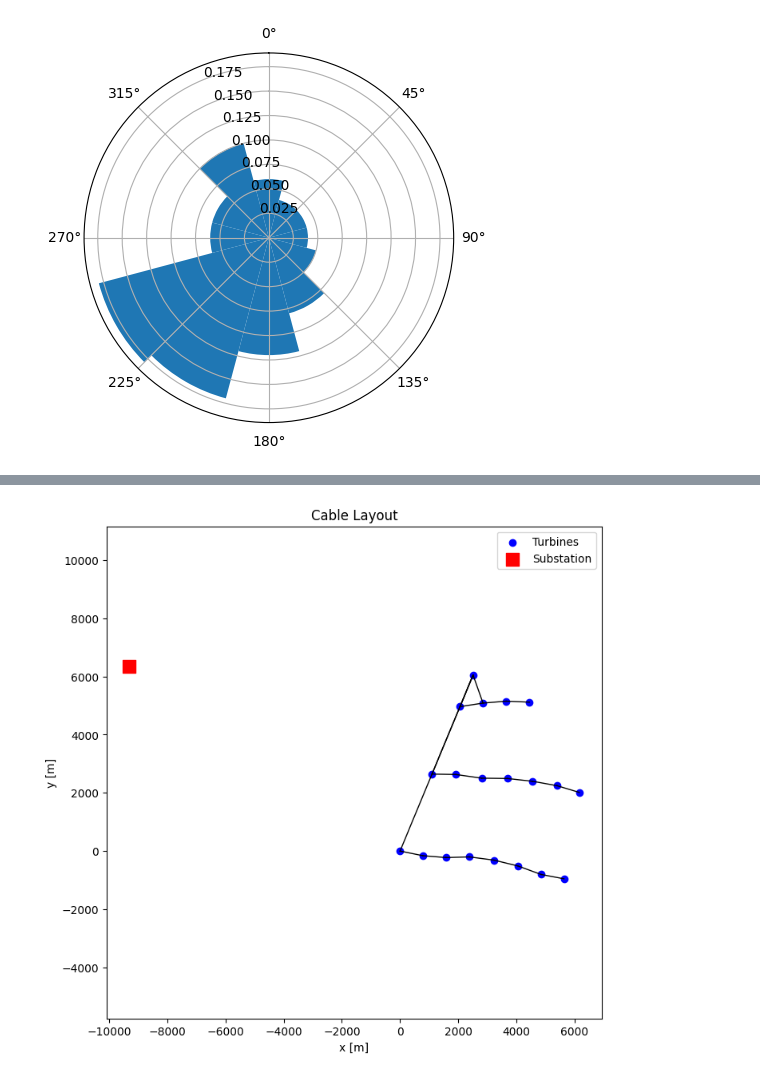
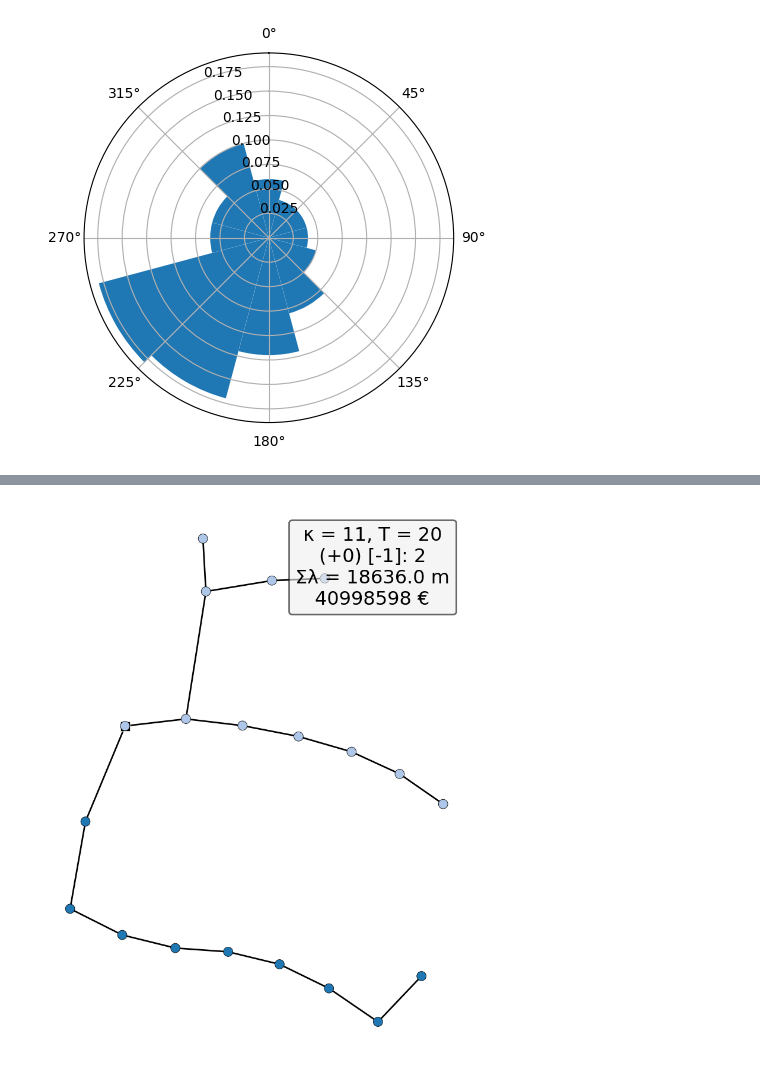
Before and after one commit to Xeidit/WindFarm2, a Jupyter notebook: WindFarmSimAndOptimisation.ipynb, the cells around one changed output, grey strips where cells are left out. Saved outputs shown, nothing was run; the diff lists cells and outputs as text; code cells hidden in the pictures.

```diff
--- a/WindFarmSimAndOptimisation.ipynb
+++ b/WindFarmSimAndOptimisation.ipynb
@@ -40,12 +44,13 @@ from py_wake.wind_turbines import WindTurbines
 from py_wake.examples.data.dtu10mw import DTU10MW
 from py_wake.wind_turbines import WindTurbine, WindTurbines
 from py_wake.wind_turbines.power_ct_functions import PowerCtTabular
+from py_wake.wind_turbines.generic_wind_turbines import GenericWindTurbine
 import numpy as np
 
-diameter = 200 #Turbine blade diameter in m
-hub_height = 127 #Hub height in m
+diameter = 201 #Turbine blade diameter in m
+hub_height = 145 #Hub height in m
+wt = GenericWindTurbine('G10MW', diameter, hub_height, power_norm=10000, turbulence_intensity=.1)
 
-wt = DTU10MW() #Example 10mw turbine https://backend.orbit.dtu.dk/ws/portalfiles/portal/55645274/The_DTU_10MW_Reference_Turbine_Christian_Bak.pdf
 
 #Plot Data
 print('****Wind turbine specifications****\n')
@@ -60,12 +65,10 @@ wt = WindTurbine(name='MyWT',
                     diameter=124,
                     hub_height=320,
                     powerCtFunction=PowerCtTabular(u,power,'kW',thrust_coeff))
-
+Source: https://www.pythonpool.com/pywake-library/
 or
 
-wt = GenericWindTurbine('G10MW', 180, 120, power_norm=10000, turbulence_intensity=.1)
-
-Source: https://www.pythonpool.com/pywake-library/
+wt = DTU10MW() #Example 10mw turbine https://backend.orbit.dtu.dk/ws/portalfiles/portal/55645274/The_DTU_10MW_Reference_Turbine_Christian_Bak.pdf
 '''
 # %% [output]
 ****Wind turbine specifications****
@@ -473,17 +464,18 @@ for l in range(len(wt_x_locations)):
     wt_xy_locations[l][0] = float(wt_x_locations[l])
     wt_xy_locations[l].append(float(wt_y_locations[l]))
 
-print("Turbine Locations in M")
-print(wt_xy_locations)
-
 #Convert locations to lat and long
 wt_lat_long_new = [[0] for _ in range(len(wt_x_locations))]
 for t in range(len(wt_lat_long_new)):
     wt_lat_long_new[t][0] = m2d_lat(wt_xy_locations[t][1]) + boundry_longLat[0][1]
-    wt_lat_long_new[t].append(m2d_lon(wt_xy_locations[t][0],wt_lat_long_new[t][0]) + boundry_longLat[0][0] * (-1))
+    wt_lat_long_new[t].append(m2d_lon(wt_xy_locations[t][0],wt_lat_long_new[t][0]) + boundry_longLat[0][0])
+    print("Turbine",t,"location:", wt_lat_long_new[t])
 
+
+'''print("Turbine Locations in M")
+print(wt_xy_locations)
 print("Turbine Locations in degrees")
-print(wt_lat_long_new)
+print(wt_lat_long_new)'''
 
 #Display Results for new simulation
 print("Total AEP: %f GWh"%newSimulationResult.aep().sum())
@@ -526,57 +518,7 @@ plt.xlabel('x [m]')
 plt.ylabel('y [m]')
 plt.title('Wake map for new layout with' + f' {wind_speed} m/s and {wind_direction} deg')
 plotName = "Turbine Plot " + str(num_turb_per_row)
-plt.savefig("Plots/"+plotName)
+plt.savefig("Plots/"+plotName+"1")
 
-
-
-
-
-
-
-
-
-
-
-wfn = tf.model.cost_comp.comp_2.wfn
-
-# Final turbine positions
-turb_x = state['x']
-turb_y = state['y']
-n = len(turb_x)
-
-# Substation positions
-sub_x = substations_pos[:,0]
-sub_y = substations_pos[:,1]
-
-plt.figure(figsize=(8,8))
-
-# Plot turbines
-plt.scatter(turb_x, turb_y, c='blue', label='Turbines')
-
-# Plot substations
-plt.scatter(sub_x, sub_y, c='red', marker='s', s=120, label='Substation')
-
-# Plot cables from the NetworkX graph
-for i, j in wfn.G.edges():
-    # Node i
-    if i < n:
-        x1, y1 = turb_x[i], turb_y[i]
-    else:
-        x1, y1 = sub_x[i - n], sub_y[i - n]
-
-    # Node j
-    if j < n:
-        x2, y2 = turb_x[j], turb_y[j]
-    else:
-        x2, y2 = sub_x[j - n], sub_y[j - n]
-
-    plt.plot([x1, x2], [y1, y2], 'k-', linewidth=1)
-
-plt.legend()
-plt.title("Cable Layout")
-plt.xlabel("x [m]")
-plt.ylabel("y [m]")
-plt.axis("equal")
-plt.show()
+tf.model.cost_comp.comp_2.wfn.plot()
 # %% [output]
@@ -589 +544 @@ Total AEP: 764.905451 GWh
-[figure, old version]
+[figure, new version]
```
Also changed, not shown: parts of 11 cells of this notebook, 8 other files.
